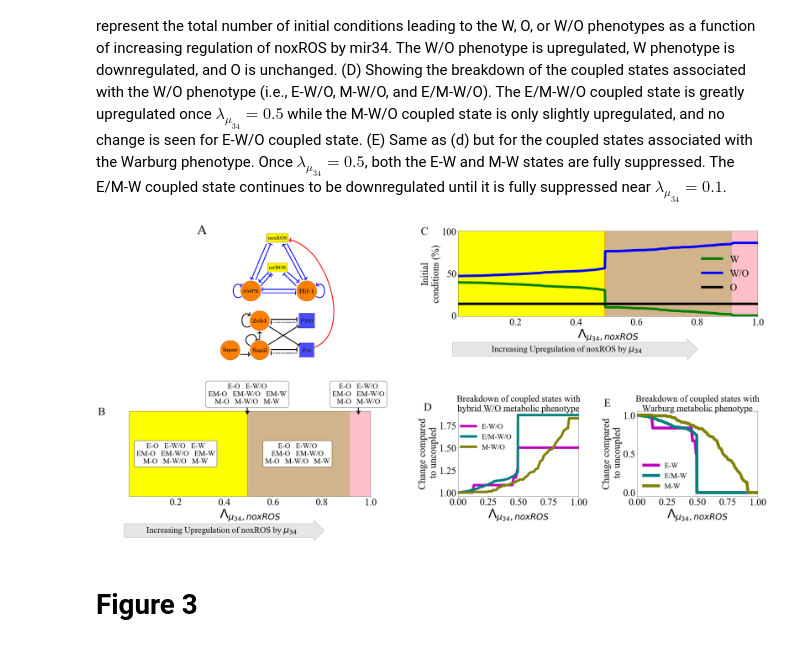
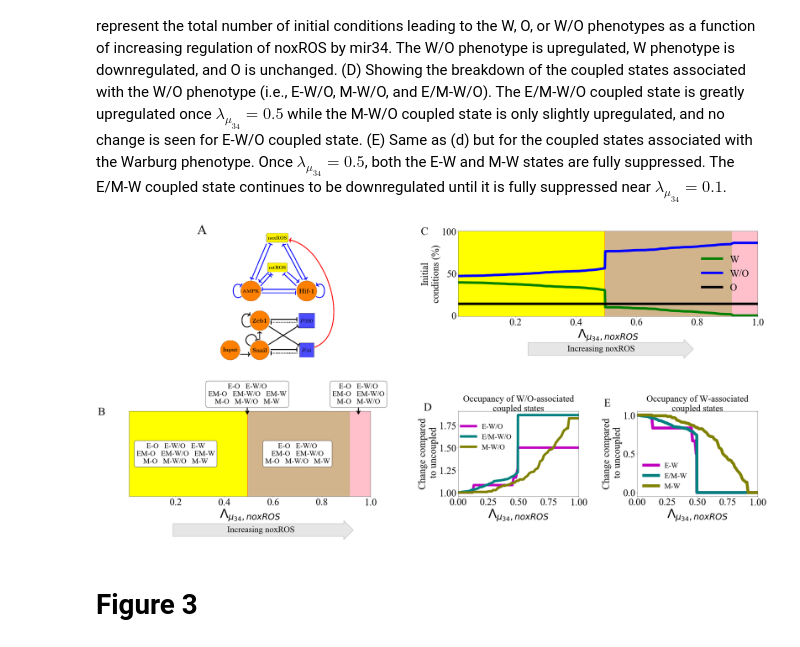
Before and after one commit to madgal/EMT_MR, a Jupyter notebook: draft/figures/FiguresForMain.ipynb, the cells around one changed output. Drawn from its saved outputs; the diff is of its cells as text; code cells hidden in the pictures.

```diff
--- a/draft/figures/FiguresForMain.ipynb
+++ b/draft/figures/FiguresForMain.ipynb
@@ -162,7 +162,7 @@ ax2a.annotate('E-O   E-W/O\nEM-O   EM-W/O\nM-O   M-W/O   M-W', fontsize=30,xy=(0
 ax2a.annotate('E-O   E-W/O\nEM-O   EM-W/O\nM-O   M-W/O', fontsize=30,xy=(0.95, 0.45), xycoords="data",xytext=(0.95,.7), textcoords="data",va="center", ha='center',bbox=dict(boxstyle="round", fc="w"),arrowprops=dict(arrowstyle="->",lw=4))
 ax2a.text(0,0.752,' ')
 
-t=ax2a.text(0.0, -0.85, "         Increasing Upregulation of noxROS by $\mu_{34}$          ",
+t=ax2a.text(0.2, -0.85, "                        Increasing noxROS                        ",
             size=fs-5,verticalalignment='top', bbox=dict(boxstyle="rarrow", fc="gray", ec="k", lw=2,alpha=0.2),rotation=0)
 ax2a.text(0,-1," ")
 ##########
@@ -188,7 +188,7 @@ ax2b.set_ylabel("Initial\nconditions (%)")
 ax2b.legend(frameon=False)#bbox_to_anchor=(1.1, 0.5), loc='center left',frameon=False,fontsize=30)
 ax2b.set_xlim(0.01,1)
 ax2b.set_ylim(-1,100)
-t=ax2b.text(0.0, -35, "                 Increasing Upregulation of noxROS by $\mu_{34}$                       ",
+t=ax2b.text(0.25, -35, "                 Increasing noxROS                        ",
             size=fs-5,verticalalignment='top', bbox=dict(boxstyle="rarrow", fc="gray", ec="k", lw=2,alpha=0.2),rotation=0)
 
 #####################
@@ -204,36 +204,36 @@ for key in ['E/WO','EM/WO','M/WO']:#,'WO']:#['E/O','E/WO','E/W','M/O','M/WO','M/
         div = df2b['WO'].values
         inds = np.argsort(x)
         x=x[inds]
         y=y[inds]/getCompV(key)
         ax2d.plot(x,y,color=color[key.split("/")[0]],linestyle='-',lw=10,label=labelD[key],markersize=20,alpha=a[key])
 ax2d.set_xlabel("$\Lambda_{\mu_{34},noxROS}$",fontsize=fs+10)
 ax2d.set_ylabel("Change compared\n to uncoupled")
-ax2d.set_title("Breakdown of coupled states with\nhybrid W/O metabolic phenotype",fontsize=fs-3,pad=0.6)
+ax2d.set_title("Occupancy of W/O-associated\ncoupled states",fontsize=fs-3,pad=0.6)
 ax2d.legend(fontsize=fs-10,frameon=False,loc=(0.,0.5))#bbox_to_anchor=(1.1, 0.5), loc='center left',frameon=False,fontsize=30)
 ax2d.set_xlim(0,1)
 #ax2d.set_ylim(-0.05,1.05)
 
 ax2e = plt.subplot(gs1[3,5])
 ax2e.text(-0.22, 1.15, 'E',transform=ax2e.transAxes,verticalalignment='top', horizontalalignment='right',color='black', fontsize=fs+5)
 for key in ['E/W','EM/W','M/W']:#,'W']:#['E/O','E/WO','E/W','M/O','M/WO','M/W','EM/O','EM/WO','EM/W']:
         x=df2b['x'].values
         y=df2b[key].values
         div = df2b['W'].values
         inds = np.argsort(x)
         x=x[inds]
         y=y[inds]/getCompV(key)
         ax2e.plot(x,y,color=color[key.split("/")[0]],linestyle='-',label=labelD[key],lw=12,markersize=20,alpha=a[key])
 ax2e.set_xlabel("$\Lambda_{\mu_{34},noxROS}$",fontsize=fs+10)
 ax2e.set_ylabel("Change compared\n to uncoupled")
-ax2e.set_title("Breakdown of coupled states with\nWarburg metabolic phenotype",fontsize=fs-3,pad=0.6)
+ax2e.set_title("Occupancy of W-associated\ncoupled states",fontsize=fs-3,pad=0.6)
 ax2e.legend(fontsize=fs-10,frameon=False)#bbox_to_anchor=(1.1, 0.5), loc='center left',frameon=False,fontsize=30)
 ax2e.set_xlim(0,1)
 #ax2e.set_ylim(-0.05,1.05)
 
 
 fig.savefig("Figure2.png",bbox_inches='tight')#,dpi=300)
 # %% [output]
-[figure, old version]
+[figure, new version]
 # %% [markdown]
 # Figure 3
 # %%
```
Also changed, not shown: parts of 7 cells of this notebook, 29 other files.
